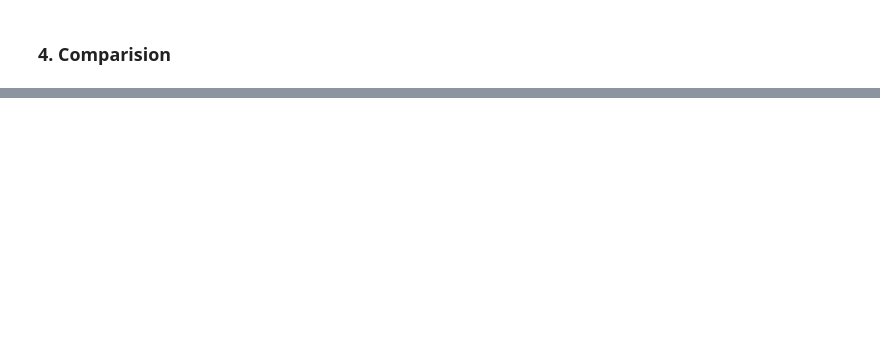
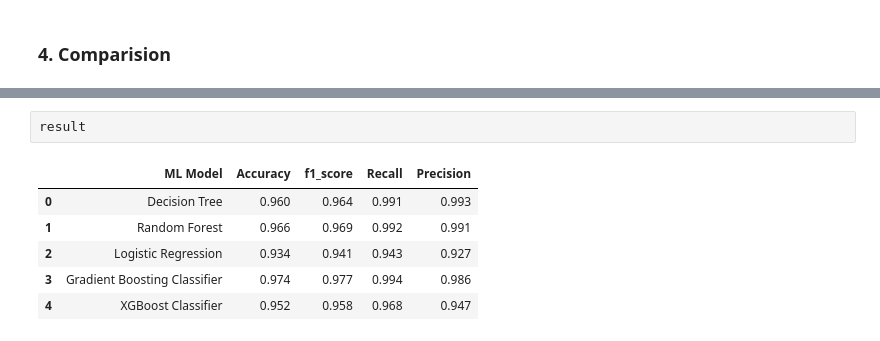
Before and after one commit to aayush1607/Phishing_Detection, a Jupyter notebook: Text_Based_Phishing_Detection.ipynb, the cells around one changed output, grey strips where cells are left out. Saved outputs shown, nothing was run; the diff lists cells and outputs as text; blank space fills up the shorter version.

```diff
--- a/Text_Based_Phishing_Detection.ipynb
+++ b/Text_Based_Phishing_Detection.ipynb
@@ -487,0 +529,9 @@ NameError: ignored
+# %%
+result
+# %% [output]
+|  | ML Model | Accuracy | f1_score | Recall | Precision |
+| 0 | Decision Tree | 0.960 | 0.964 | 0.991 | 0.993 |
+| 1 | Random Forest | 0.966 | 0.969 | 0.992 | 0.991 |
+| 2 | Logistic Regression | 0.934 | 0.941 | 0.943 | 0.927 |
+| 3 | Gradient Boosting Classifier | 0.974 | 0.977 | 0.994 | 0.986 |
+| 4 | XGBoost Classifier | 0.952 | 0.958 | 0.968 | 0.947 |
```
Also changed, not shown: parts of 17 cells of this notebook.
